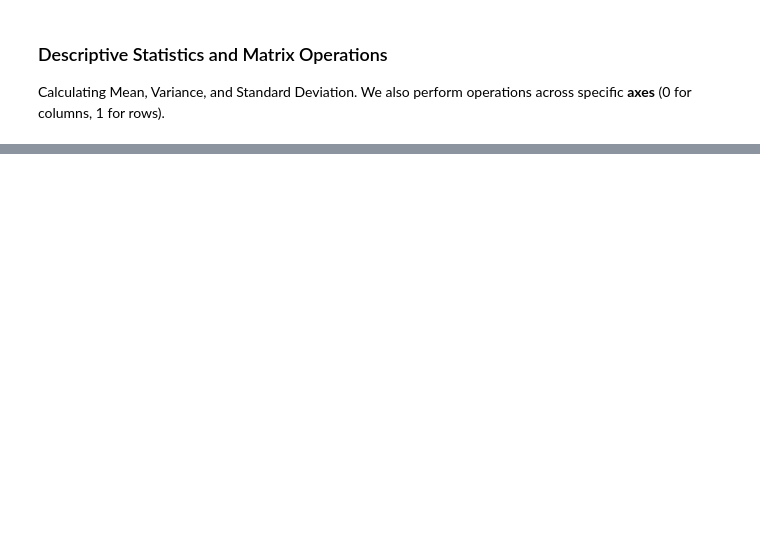
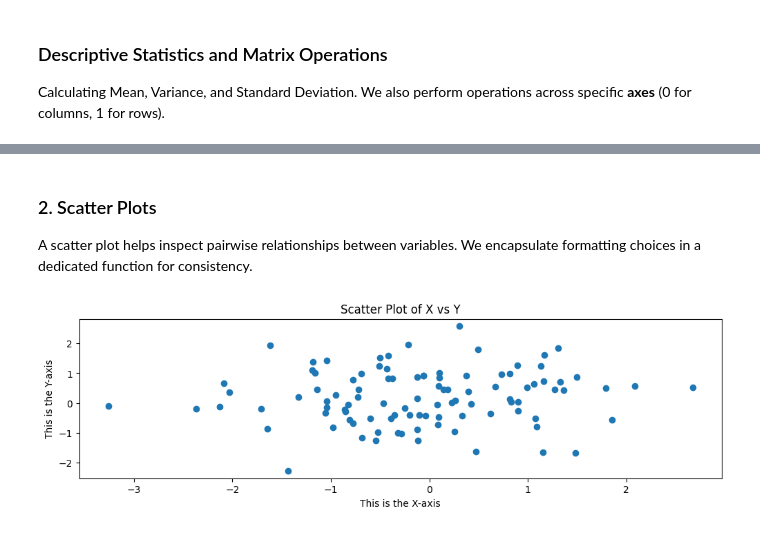
Before and after one commit to guillaume-ottolini/ISLP-Training, a Jupyter notebook: notebooks/ch2_intro_lab.ipynb, the cells around one changed output, grey strips where cells are left out. Saved outputs shown, nothing was run; the diff lists cells and outputs as text; code cells hidden in the pictures; blank space fills up the shorter version.

```diff
--- a/notebooks/ch2_intro_lab.ipynb
+++ b/notebooks/ch2_intro_lab.ipynb
@@ -236,0 +273,19 @@ Mean across axis 0 (short syntax): [ 0.15030588  0.14030961 -0.34238602]
+# %% [markdown]
+### 2. Scatter Plots
+A scatter plot helps inspect pairwise relationships between variables. We encapsulate formatting choices in a dedicated function for consistency.
+# %%
+def create_scatter_analysis(x_values, y_values, figsize=(8, 8), marker_style='o'):
+    """Create a scatter plot and return the figure/axes objects."""
+    fig, ax = subplots(figsize=figsize)
+    ax.scatter(x_values, y_values, marker=marker_style)
+    ax.set_xlabel("This is the X-axis")
+    ax.set_ylabel("This is the Y-axis")
+    ax.set_title("Scatter Plot of X vs Y")
+    return fig, ax
+
+# Run the scatter plotting example.
+fig_scatter, ax_scatter = create_scatter_analysis(x, y)
+fig_scatter.set_size_inches(12, 3)
+fig_scatter;
+# %% [output]
+[figure, added]
```
Also changed, not shown: parts of 10 cells of this notebook, 3 other files.
